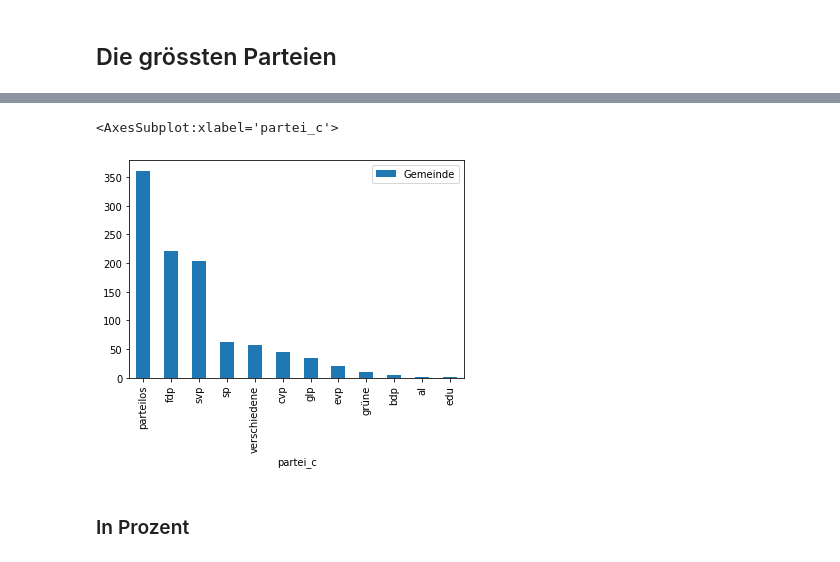
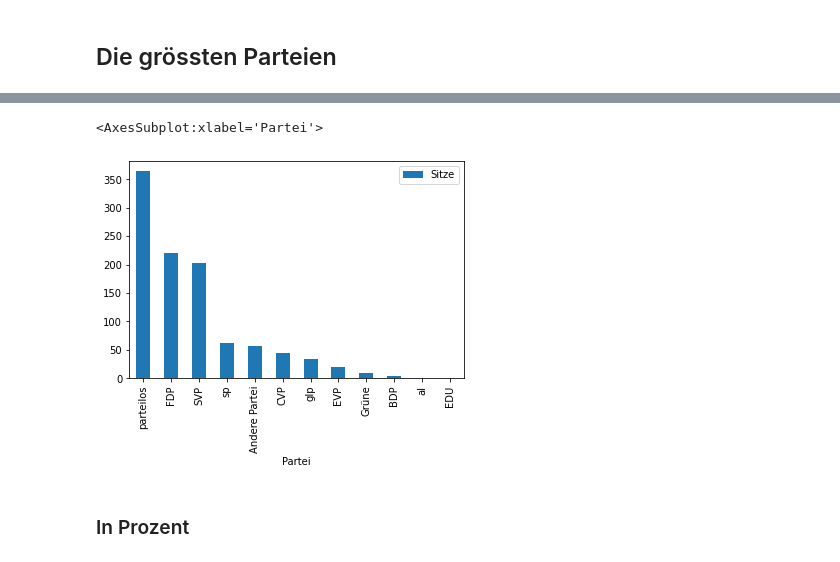
Before and after one commit to simonhuwiler/zh_gemeinderaete, a Jupyter notebook: python/2021_party.ipynb, the cells around one changed output, grey strips where cells are left out. Drawn from its saved outputs; the diff is of its cells as text; code cells hidden in the pictures.

Commit message:
datawrapper exports

```diff
--- a/python/2021_party.ipynb
+++ b/python/2021_party.ipynb
@@ -27,6 +27,27 @@ Keine Jahrgänge: 21
 # Alles über Parteien
 # %% [markdown]
 ## Die grössten Parteien
+# %%
+def nicelify_party(party):
+    if party == 'multiple': return "Keine Dominanz"
+    if party in ['cvp', 'fdp', 'svp', 'evp', 'edu', 'bdp']: return party.upper()
+    if party == 'parteilos': return 'parteilos'
+    if party == 'verschiedene': return 'Andere Partei'
+    if party == 'grüne': return 'Grüne'
+
+    return party
 # %%
-grPartei = df.groupby('partei_c').agg({'Gemeinde': 'count'}).sort_values('Gemeinde', ascending=False)
-grPartei['prozent'] = round(100 / df['Gemeinde'].count() * grPartei.Gemeinde, 1)
+grPartei = df.groupby('partei_c').agg({'Gemeinde': 'count'}).sort_values('Gemeinde', ascending=False).reset_index()
+
+# Remove Vacant
+grPartei = grPartei[grPartei.partei_c != 'vacant']
+
+grPartei['Prozent'] = round(100 / df['Gemeinde'].count() * grPartei.Gemeinde, 1)
+
+grPartei['partei_c'] = grPartei['partei_c'].apply(nicelify_party)
+
+grPartei.rename(columns={'Gemeinde': 'Sitze', 'partei_c': 'Partei'}, inplace=True)
+
+grPartei.to_csv('../export/partei.csv', index=False)
+
+grPartei
@@ -33,8 +68,9 @@ grPartei['prozent'] = round(100 / df['Gemeinde'].count() * grPartei.Gemeinde, 1)
 # %%
-grPartei.plot.bar(y = 'Gemeinde')
+grPartei = grPartei.set_index('Partei')
+grPartei.plot.bar(y = 'Sitze')
 # %% [output]
-<AxesSubplot:xlabel='partei_c'>
+<AxesSubplot:xlabel='Partei'>
-[figure, old version]
+[figure, new version]
 # %% [markdown]
 ### In Prozent
 # %%
```
Also changed, not shown: parts of 1 cell of this notebook, 9 other files.
